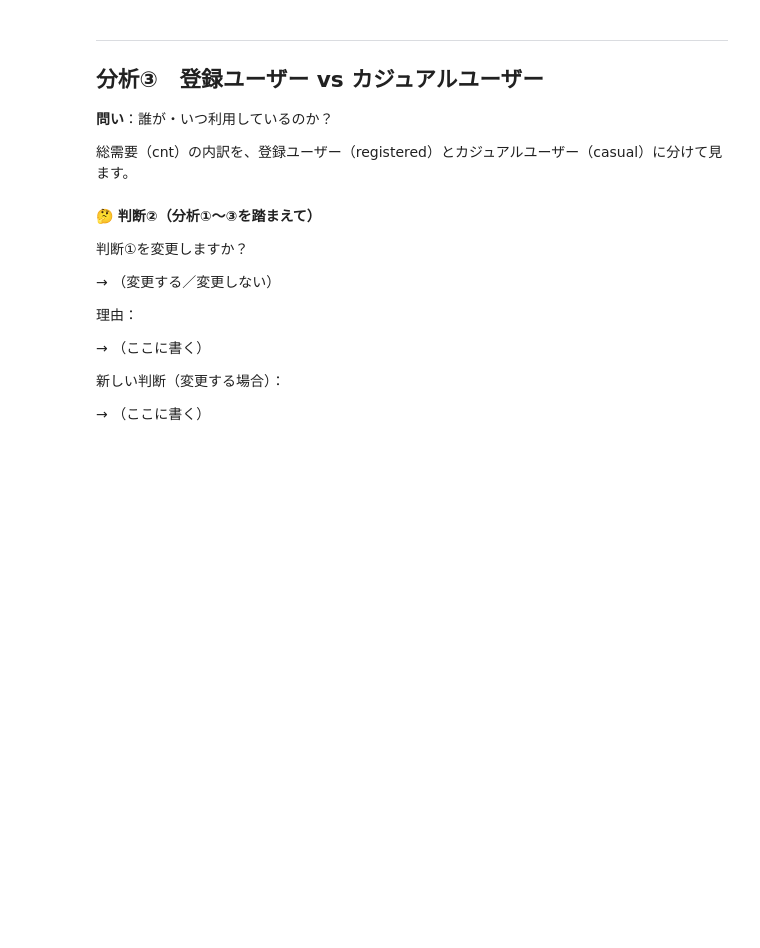
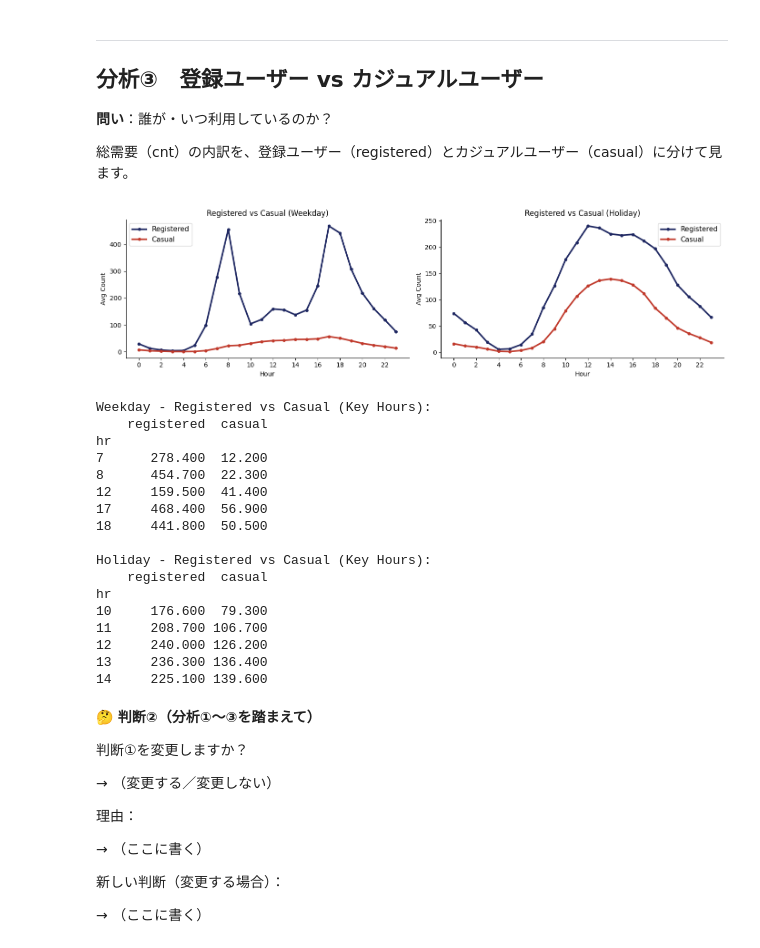
Before and after one commit to HeiKol258/deadline-radar, a Jupyter notebook: lecture01/lecture1_notebook_v3.ipynb, the cells around one changed output. Cells and saved outputs as stored; diff of their text form; code cells hidden in the pictures; blank space fills up the shorter version.

```diff
--- a/lecture01/lecture1_notebook_v3.ipynb
+++ b/lecture01/lecture1_notebook_v3.ipynb
@@ -254,39 +276,58 @@ print(holiday_avg.loc[[10, 11, 12, 13, 14]].round(1))
 # 平日・休日それぞれで登録/カジュアルの時間帯別平均を計算する
 # TODO: 平日データ・休日データを変数に入れてください
 
-df_weekday = df[df['workingday'] == ____]
-df_holiday = df[df['workingday'] == ____]
+df_weekday = df[df['workingday'] == 1]
+df_holiday = df[df['workingday'] == 0]
 
 fig, axes = plt.subplots(1, 2, figsize=(14, 4))
 
 # 平日グラフ
 for col, label, color in [('registered', 'Registered', '#1E2761'), ('casual', 'Casual', '#C0392B')]:
     g = df_weekday.groupby('hr')[col].mean()
     axes[0].plot(g.index, g.values, label=label, color=color, lw=2.5, marker='o', markersize=4)
 axes[0].set_title('Registered vs Casual (Weekday)')
 axes[0].set_xlabel('Hour')
 axes[0].set_ylabel('Avg Count')
 axes[0].legend(fontsize=11)
 axes[0].set_xticks(range(0, 24, 2))
 
 # 休日グラフ
 for col, label, color in [('registered', 'Registered', '#1E2761'), ('casual', 'Casual', '#C0392B')]:
     g = df_holiday.groupby('hr')[col].mean()
     axes[1].plot(g.index, g.values, label=label, color=color, lw=2.5, marker='o', markersize=4)
 axes[1].set_title('Registered vs Casual (Holiday)')
 axes[1].set_xlabel('Hour')
 axes[1].set_ylabel('Avg Count')
 axes[1].legend(fontsize=11)
 axes[1].set_xticks(range(0, 24, 2))
 
 plt.tight_layout()
 plt.show()
 
 # 数値で確認する
 print('Weekday - Registered vs Casual (Key Hours):')
 print(df_weekday.groupby('hr')[['registered', 'casual']].mean().loc[[7, 8, 12, 17, 18]].round(1))
 print('\nHoliday - Registered vs Casual (Key Hours):')
 print(df_holiday.groupby('hr')[['registered', 'casual']].mean().loc[[10, 11, 12, 13, 14]].round(1))
+# %% [output]
+[figure, added]
+Weekday - Registered vs Casual (Key Hours):
+    registered  casual
+hr
+7      278.400  12.200
+8      454.700  22.300
+12     159.500  41.400
+17     468.400  56.900
+18     441.800  50.500
+
+Holiday - Registered vs Casual (Key Hours):
+    registered  casual
+hr
+10     176.600  79.300
+11     208.700 106.700
+12     240.000 126.200
+13     236.300 136.400
+14     225.100 139.600
 # %% [markdown]
 **🤔 判断②（分析①〜③を踏まえて）**
 
```
Also changed, not shown: parts of 3 cells of this notebook.
